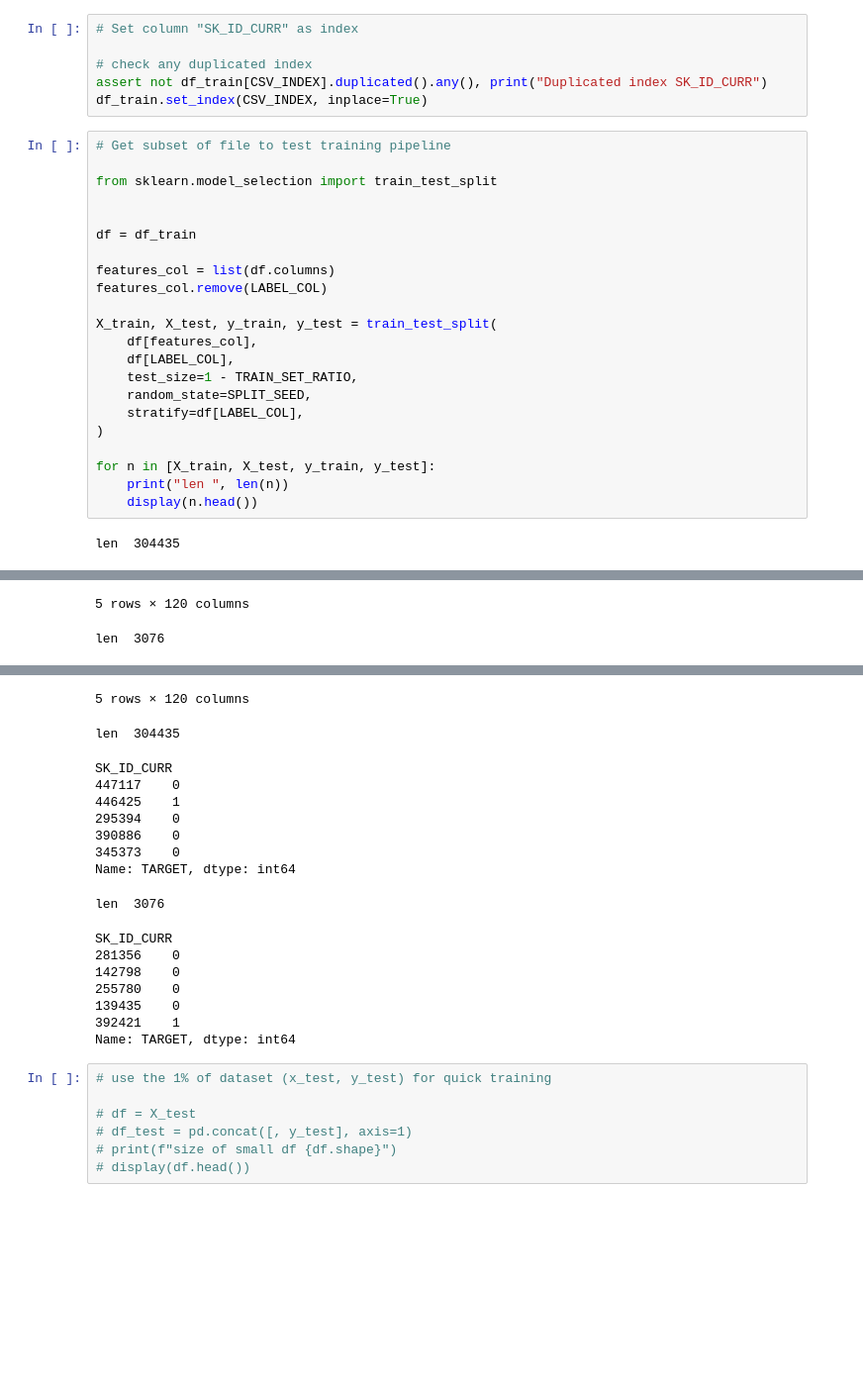
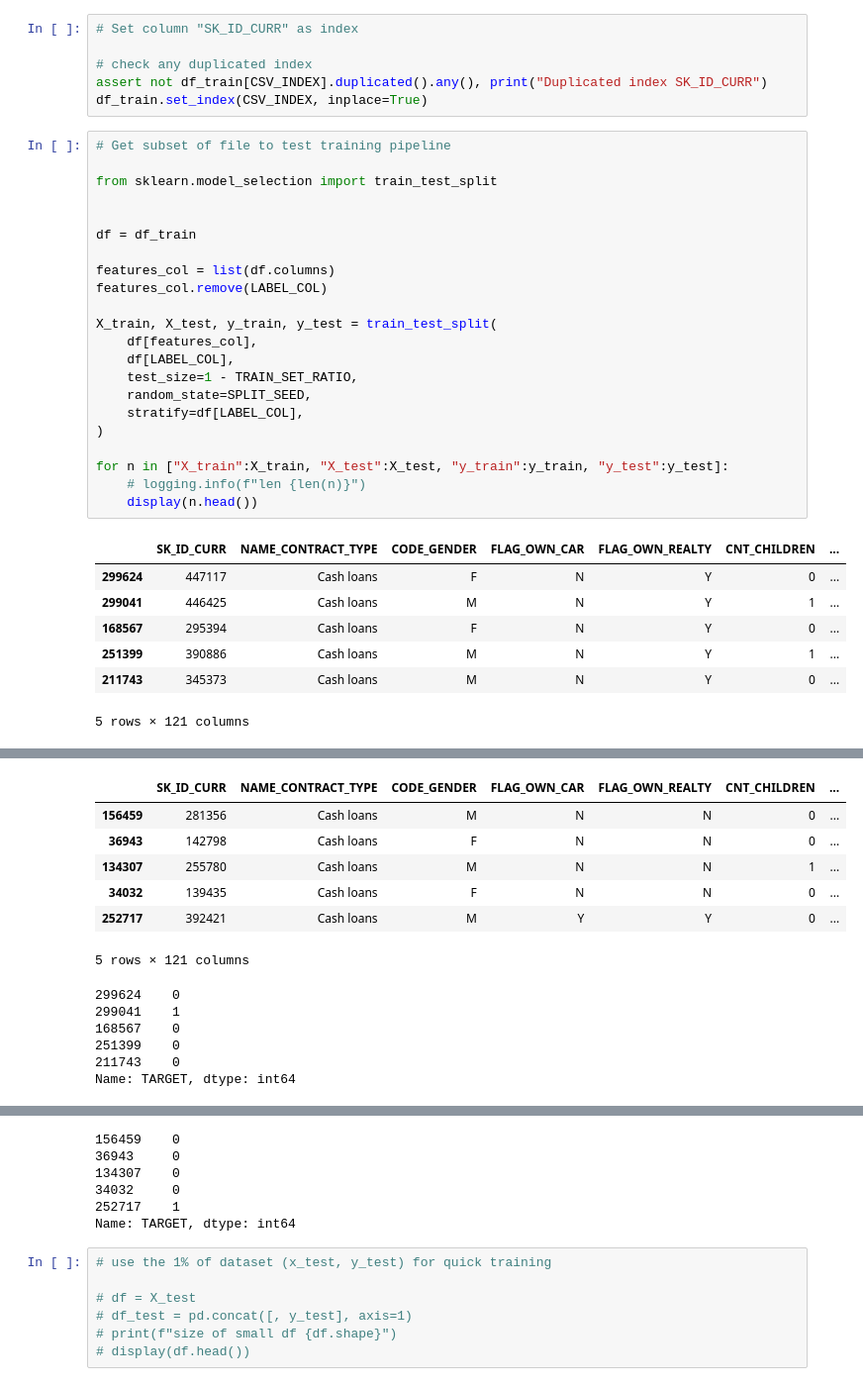
Before and after one commit to VincentChong123/kaggle-home-credit-default-risk, a Jupyter notebook: 2018/predict.ipynb, the cells around one changed output, grey strips where cells are left out. Shown: that part at 99% size. Cells and saved outputs as stored; diff of their text form; blank space fills up the shorter version.

```diff
--- a/2018/predict.ipynb
+++ b/2018/predict.ipynb
@@ -58,24 +66,30 @@ df_train.set_index(CSV_INDEX, inplace=True)
 # %%
 # Get subset of file to test training pipeline
 
 from sklearn.model_selection import train_test_split
 
 
 df = df_train
 
 features_col = list(df.columns)
 features_col.remove(LABEL_COL)
 
 X_train, X_test, y_train, y_test = train_test_split(
     df[features_col],
     df[LABEL_COL],
     test_size=1 - TRAIN_SET_RATIO,
     random_state=SPLIT_SEED,
     stratify=df[LABEL_COL],
 )
 
-for n in [X_train, X_test, y_train, y_test]:
-    print("len ", len(n))
+for n in ["X_train":X_train, "X_test":X_test, "y_train":y_train, "y_test":y_test]:
+    # logging.info(f"len {len(n)}")
     display(n.head())
 # %% [output]
+|  | SK_ID_CURR | NAME_CONTRACT_TYPE | CODE_GENDER | FLAG_OWN_CAR | FLAG_OWN_REALTY | CNT_CHILDREN | ... |
+| 299624 | 447117 | Cash loans | F | N | Y | 0 | ... |
+| 299041 | 446425 | Cash loans | M | N | Y | 1 | ... |
+| 168567 | 295394 | Cash loans | F | N | Y | 0 | ... |
+| 251399 | 390886 | Cash loans | M | N | Y | 1 | ... |
+| 211743 | 345373 | Cash loans | M | N | Y | 0 | ... |
-len  304435
+5 rows × 121 columns
@@ -89,2 +96,13 @@ len  304435
+|  | SK_ID_CURR | NAME_CONTRACT_TYPE | CODE_GENDER | FLAG_OWN_CAR | FLAG_OWN_REALTY | CNT_CHILDREN | ... |
+| 156459 | 281356 | Cash loans | M | N | N | 0 | ... |
+| 36943 | 142798 | Cash loans | F | N | N | 0 | ... |
+| 134307 | 255780 | Cash loans | M | N | N | 1 | ... |
+| 34032 | 139435 | Cash loans | F | N | N | 0 | ... |
+| 252717 | 392421 | Cash loans | M | Y | Y | 0 | ... |
-5 rows × 120 columns
+5 rows × 121 columns
-len  3076
+299624    0
+299041    1
+168567    0
+251399    0
+211743    0
+Name: TARGET, dtype: int64
@@ -98,20 +109,9 @@ len  3076
-5 rows × 120 columns
+156459    0
+36943     0
+134307    0
+34032     0
+252717    1
+Name: TARGET, dtype: int64
-len  304435
-SK_ID_CURR
-447117    0
-446425    1
-295394    0
-390886    0
-345373    0
-Name: TARGET, dtype: int64
-len  3076
-SK_ID_CURR
-281356    0
-142798    0
-255780    0
-139435    0
-392421    1
-Name: TARGET, dtype: int64
 # %%
 # use the 1% of dataset (x_test, y_test) for quick training
 
```
Also changed, not shown: parts of 18 cells of this notebook, 3 other files.
